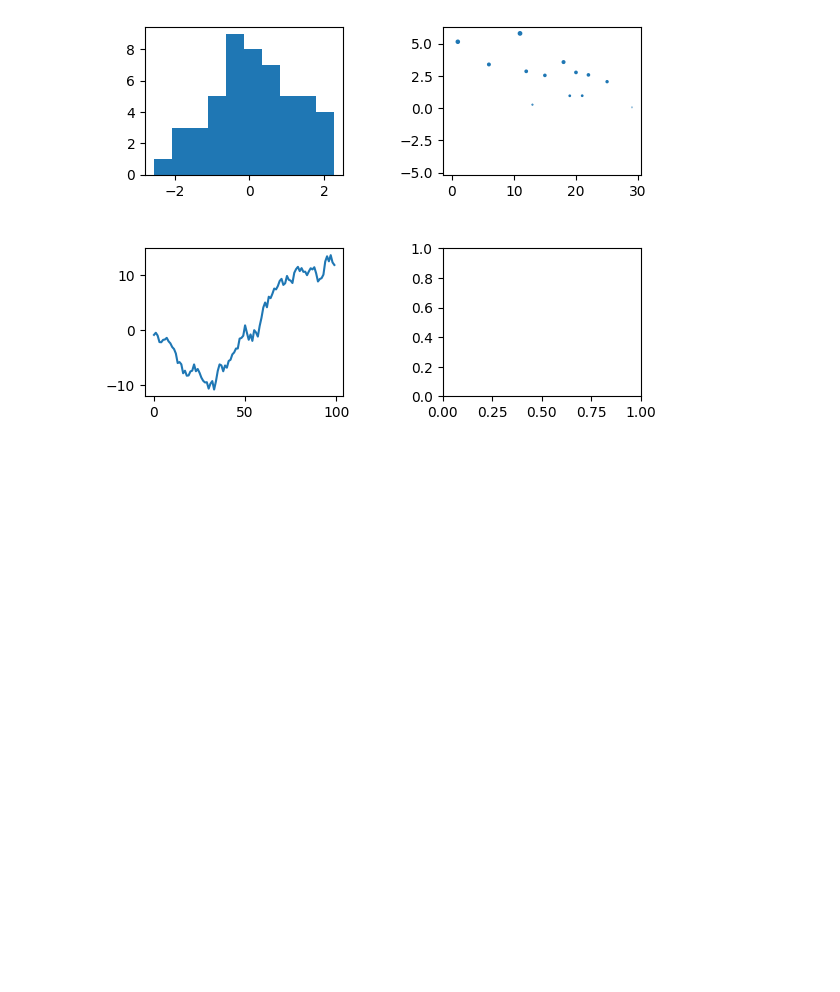
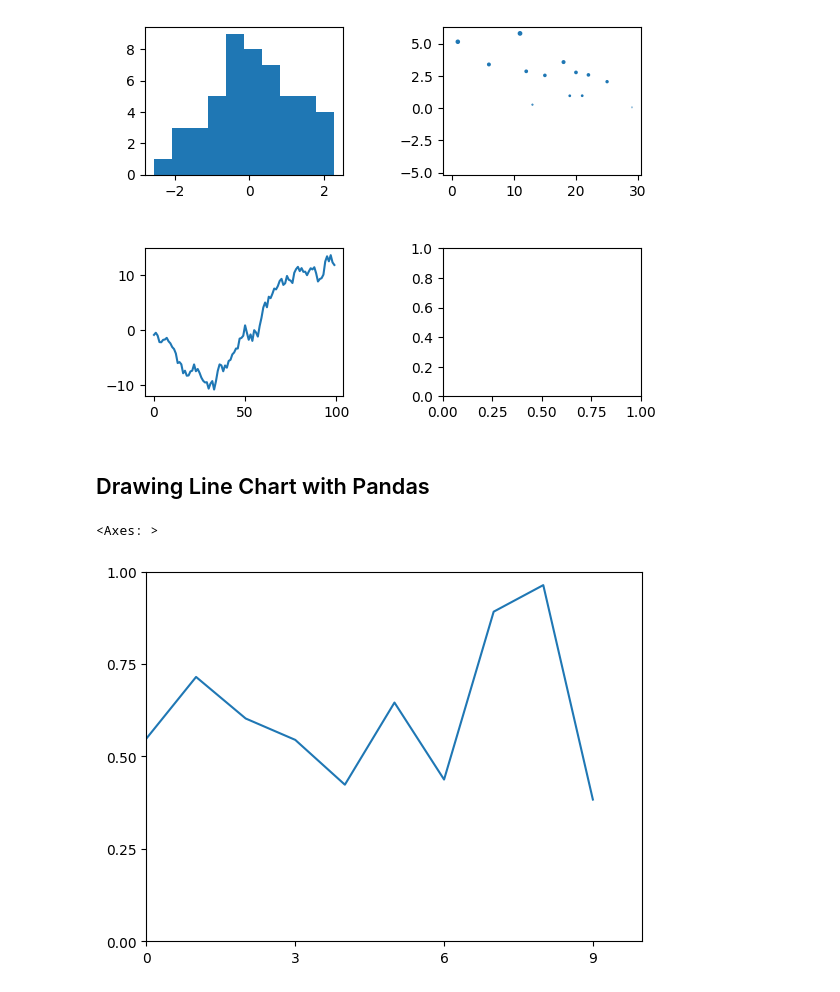
Before and after one commit to wonwookim/DataMining, a Jupyter notebook: data_visualization.ipynb, the cells around one changed output. Saved outputs shown, nothing was run; the diff lists cells and outputs as text; code cells hidden in the pictures; blank space fills up the shorter version.

```diff
--- a/data_visualization.ipynb
+++ b/data_visualization.ipynb
@@ -106,3 +106,17 @@ ax[1,0].plot(b.cumsum())
 plt.subplots_adjust(wspace = 0.5, hspace = 0.5) #subplot 간 간격 조정
 # %% [output]
 [figure]
+# %% [markdown]
+## Drawing Line Chart with Pandas
+# %%
+import pandas as pd
+import numpy as np
+import matplotlib.pyplot as plt
+
+np.random.seed(0)
+
+s = pd.Series(np.random.rand(10))
+s.plot(xticks = [0,3,6,9], yticks = [0, 0.25, 0.5, 0.75, 1], xlim = [0, 10])
+# %% [output]
+<Axes: >
+[figure, added]
```
Also changed, not shown: parts of 10 cells of this notebook.
